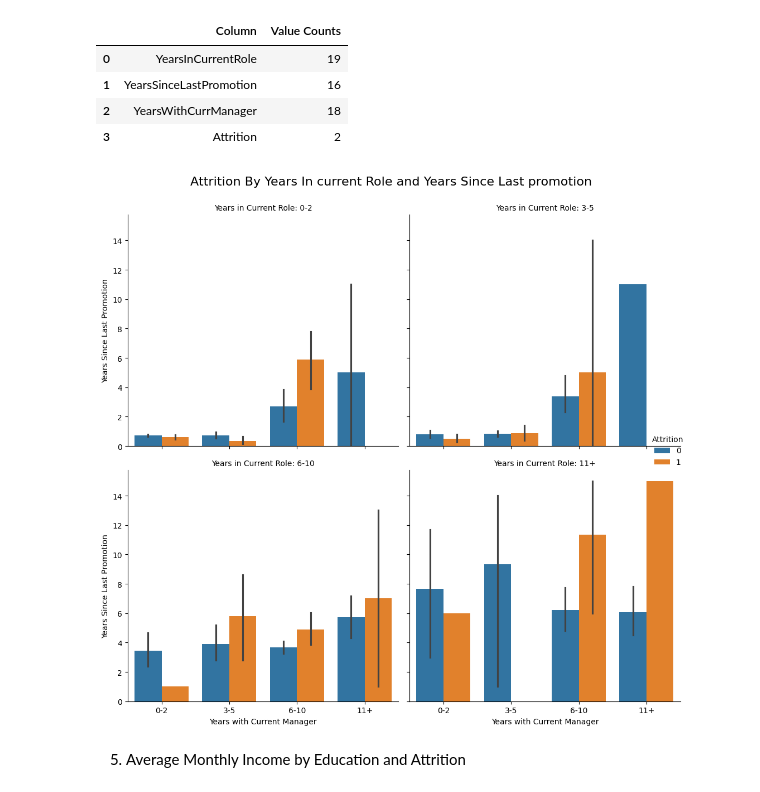
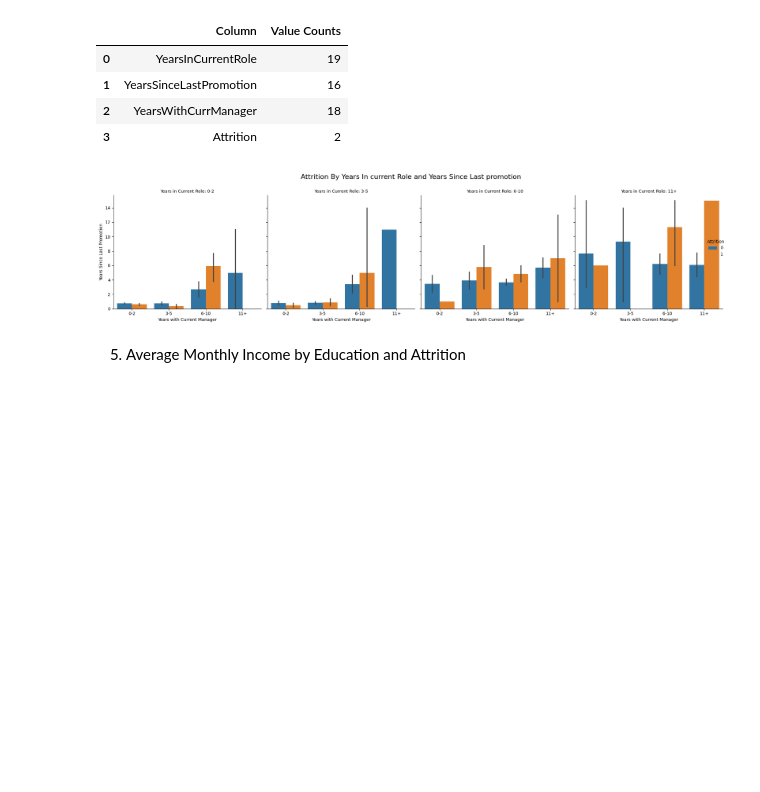
Before and after one commit to CreativeTob/InsightHQ, a Jupyter notebook: main.ipynb, the cells around one changed output. Saved outputs shown, nothing was run; the diff lists cells and outputs as text; code cells hidden in the pictures; blank space fills up the shorter version.

```diff
--- a/main.ipynb
+++ b/main.ipynb
@@ -889,33 +957,33 @@ Value Counts for each column of the combination
 # %%
 year_cols = df[['YearsInCurrentRole', 'YearsWithCurrManager']].columns.tolist()
 
 test = {}
 
 bin_edges = [0, 2, 5, 10, 20]
 bin_labels = ['0-2', '3-5', '6-10', '11+']
 
 for col in year_cols:
     test[f'{col}_bin'] = pd.cut(
         df[col],
         bins=bin_edges,
         labels=bin_labels,
         include_lowest=True,
         right=True
     )
 
 
 
-g = sns.catplot(data = test, kind = 'bar', x = 'YearsWithCurrManager_bin', y = df['YearsSinceLastPromotion'] , hue = df['Attrition'], col = 'YearsInCurrentRole_bin', col_wrap=2)
+g = sns.catplot(data = test, kind = 'bar', x = 'YearsWithCurrManager_bin', y = df['YearsSinceLastPromotion'] , hue = df['Attrition'], col = 'YearsInCurrentRole_bin')
 
 g.set_axis_labels("Years with Current Manager", "Years Since Last Promotion")
 
 g.set_titles("Years in Current Role: {col_name}")
 
 g.fig.suptitle('Attrition By Years In current Role and Years Since Last promotion', fontsize=16, y=1)
 plt.tight_layout()
 plt.show()
 # %% [output]
-[figure, old version]
+[figure, new version]
 # %% [markdown]
 5. Average Monthly Income by Education and Attrition
 # %%
```
Also changed, not shown: parts of 53 cells of this notebook.
